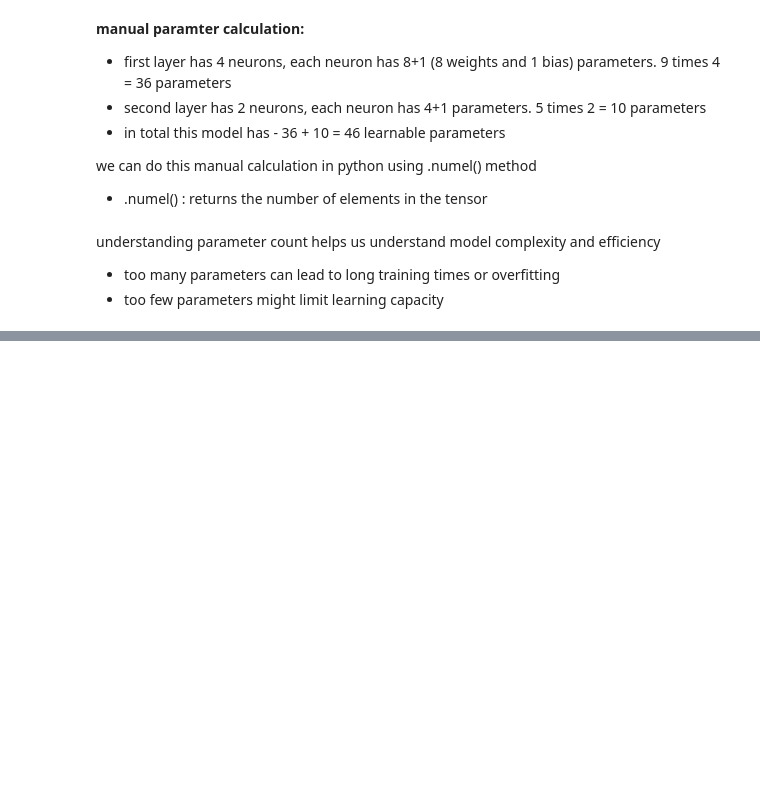
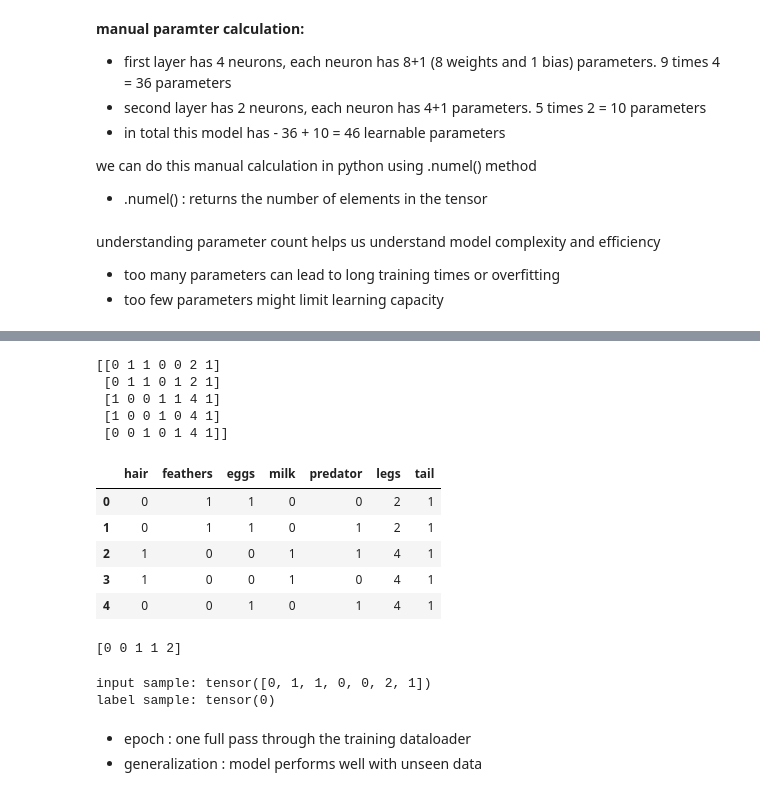
Before and after one commit to ssaini9/deep_learning, a Jupyter notebook: pytorch.ipynb, the cells around one changed output, grey strips where cells are left out. Cells and saved outputs as stored; diff of their text form; code cells hidden in the pictures; blank space fills up the shorter version.

```diff
--- a/pytorch.ipynb
+++ b/pytorch.ipynb
@@ -131,0 +362,41 @@ understanding parameter count helps us understand model complexity and efficienc
+# %%
+import numpy as np
+# define input features
+features = animals.iloc[:,1:-1]
+X = features.to_numpy()
+print(X)
+# %% [output]
+[[0 1 1 0 0 2 1]
+ [0 1 1 0 1 2 1]
+ [1 0 0 1 1 4 1]
+ [1 0 0 1 0 4 1]
+ [0 0 1 0 1 4 1]]
+# %%
+features
+# %% [output]
+|  | hair | feathers | eggs | milk | predator | legs | tail |
+| 0 | 0 | 1 | 1 | 0 | 0 | 2 | 1 |
+| 1 | 0 | 1 | 1 | 0 | 1 | 2 | 1 |
+| 2 | 1 | 0 | 0 | 1 | 1 | 4 | 1 |
+| 3 | 1 | 0 | 0 | 1 | 0 | 4 | 1 |
+| 4 | 0 | 0 | 1 | 0 | 1 | 4 | 1 |
+# %%
+# define target values (ground truth)
+target = animals.iloc[:,-1]
+y = target.to_numpy()
+print(y)
+# %% [output]
+[0 0 1 1 2]
+# %%
+import torch
+from torch.utils.data import TensorDataset
+# instantiate dataset class
+# torch.tensor() - coverts your feature matrix / labels into a tensor
+dataset = TensorDataset(torch.tensor(X), torch.tensor(y))
+# access to individual sample - first sample in the dataset
+input_sample, label_sample = dataset[0]
+print('input sample:', input_sample)
+print('label sample:', label_sample)
+# %% [output]
+input sample: tensor([0, 1, 1, 0, 0, 2, 1])
+label sample: tensor(0)
@@ -131,0 +410,3 @@ understanding parameter count helps us understand model complexity and efficienc
+# %% [markdown]
+- epoch : one full pass through the training dataloader
+- generalization : model performs well with unseen data
```
Also changed, not shown: parts of 93 cells of this notebook, 6 other files.
